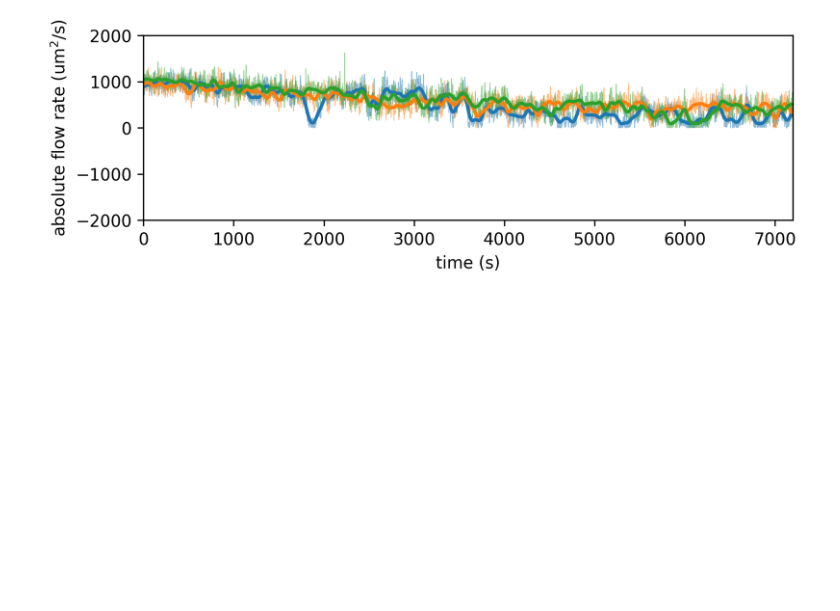
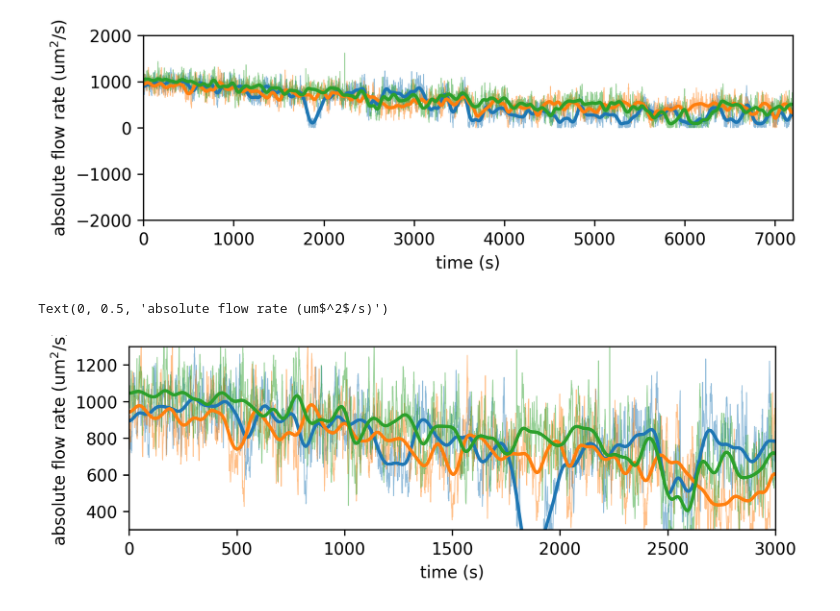
Before and after one commit to ZLoverty/AN, a Jupyter notebook: Code/straight-channels.ipynb, the cells around one changed output. Saved outputs shown, nothing was run; the diff lists cells and outputs as text; code cells hidden in the pictures; blank space fills up the shorter version.

```diff
--- a/Code/straight-channels.ipynb
+++ b/Code/straight-channels.ipynb
@@ -54,3 +54,19 @@ ax.set_ylabel("absolute flow rate (um$^2$/s)")
 # %% [output]
 Text(0, 0.5, 'absolute flow rate (um$^2$/s)')
 [figure]
+# %%
+fig, ax = plt.subplots(figsize=(7,2), dpi=300)
+colors = plt.get_cmap("tab10")
+ax.plot(combined["t"], combined["A"].abs(), alpha=0.5, lw=0.5, color=colors(0))
+ax.plot(combined["t"], combined["B"].abs(), alpha=0.5, lw=0.5, color=colors(1))
+ax.plot(combined["t"], combined["C"].abs(), alpha=0.5, lw=0.5, color=colors(2))
+ax.plot(combined["t"], gaussian_filter1d(combined["A"].abs(), sigma=50), lw=2, color=colors(0))
+ax.plot(combined["t"], gaussian_filter1d(combined["B"].abs(), sigma=50), lw=2, color=colors(1))
+ax.plot(combined["t"], gaussian_filter1d(combined["C"].abs(), sigma=50), lw=2, color=colors(2))
+ax.set_xlim([0, 3000])
+ax.set_ylim([300, 1300])
+ax.set_xlabel("time (s)")
+ax.set_ylabel("absolute flow rate (um$^2$/s)")
+# %% [output]
+Text(0, 0.5, 'absolute flow rate (um$^2$/s)')
+[figure, added]
```
Also changed, not shown: parts of 1 cell of this notebook, 7 other files.
